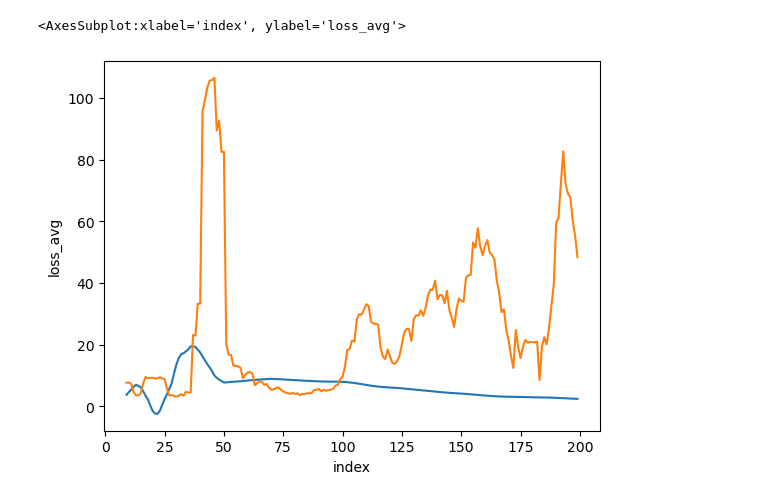
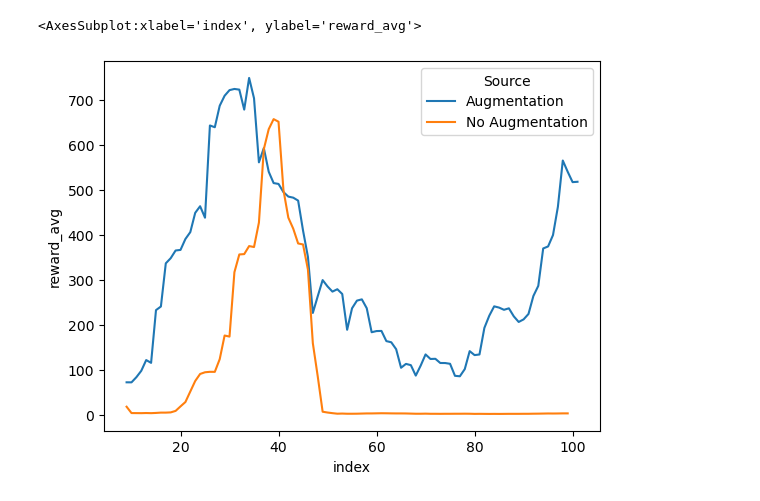
Before and after one commit to oliverc1623/Sim2Real, a Jupyter notebook: vista/rl/analyze.ipynb, the cells around one changed output. Drawn from its saved outputs; the diff is of its cells as text; code cells hidden in the pictures.

```diff
--- a/vista/rl/analyze.ipynb
+++ b/vista/rl/analyze.ipynb
@@ -37,5 +68,10 @@ maybe rewards are diminishing too quickly to give the agent any meaningful signa
+# %%
+df2 = pd.read_csv("results/CNN_results_2023-04-30_16-44-07.txt", sep='\t')
+df2 = df2.reset_index()
+df2['reward_avg'] = df2['reward'].rolling(window=10).mean()
+df2['Source'] = 'No Augmentation'
 # %%
-df = pd.read_csv("results/ResNet18_results_2023-04-18_14-53-05.txt", sep='\t')
+df = pd.read_csv("results/CNN_results_2023-04-30_17-21-52.txt", sep='\t')
 df = df.reset_index()
 df['reward_avg'] = df['reward'].rolling(window=10).mean()
-df['loss_avg'] = df['loss'].rolling(window=10).mean()
+df['Source'] = 'Augmentation'
@@ -57,0 +78,4 @@ df.sort_values("reward")
+# %%
+# concatenate the dataframes
+df = pd.concat([df, df2], ignore_index=True)
+df
@@ -58,7 +96,5 @@ df.sort_values("reward")
 # %%
-sns.lineplot(data=df, x='index', y='loss_avg')
-sns.lineplot(data=df, x='index', y='reward_avg')
-# sns.lineplot(data=df, x='index', y='loss')
+sns.lineplot(data=df, x='index', y='reward_avg', hue="Source")
 # %% [output]
-<AxesSubplot:xlabel='index', ylabel='loss_avg'>
+<AxesSubplot:xlabel='index', ylabel='reward_avg'>
-[figure, old version]
+[figure, new version]
```
Also changed, not shown: parts of 5 cells of this notebook, 4 other files.
